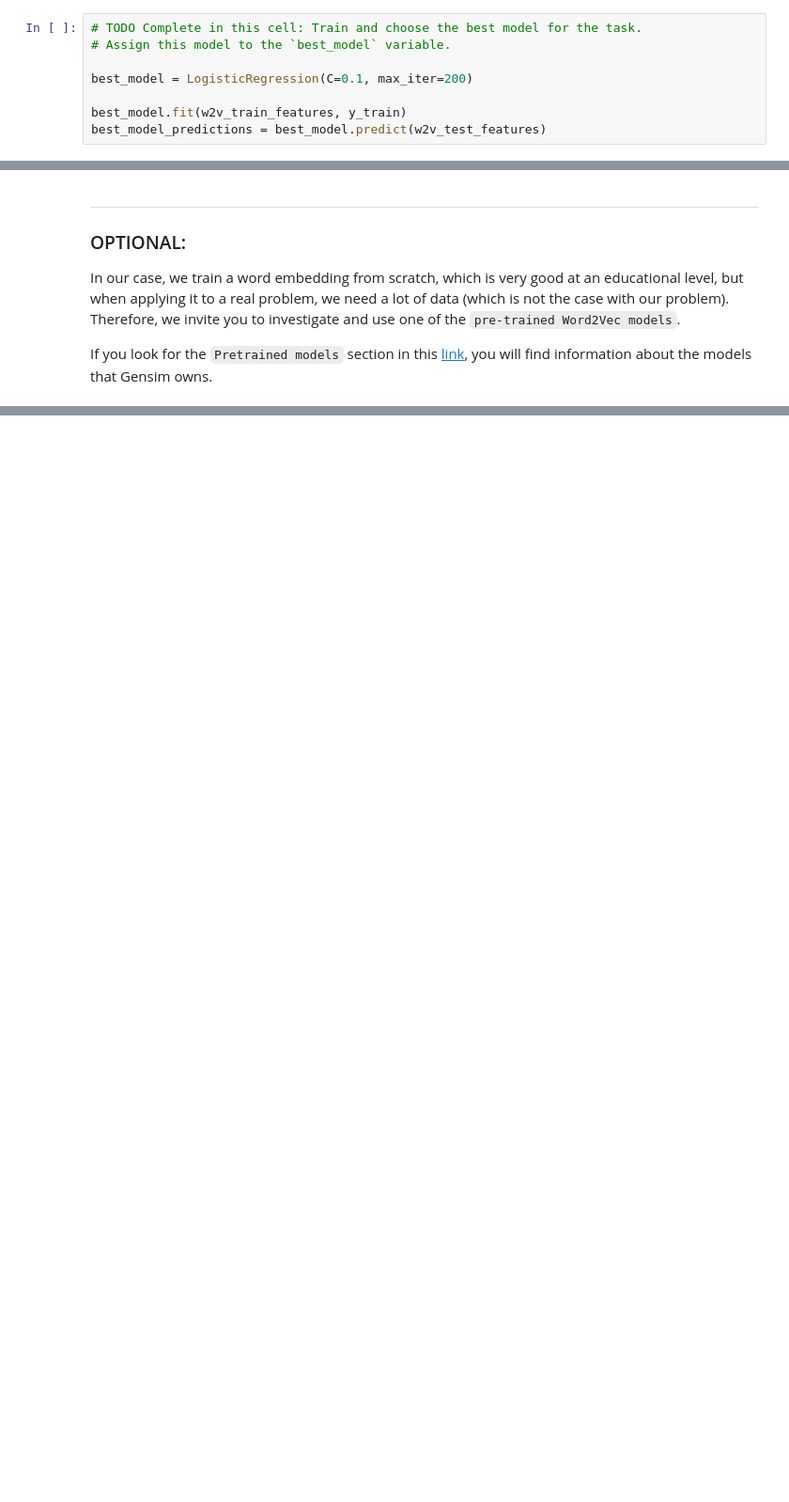
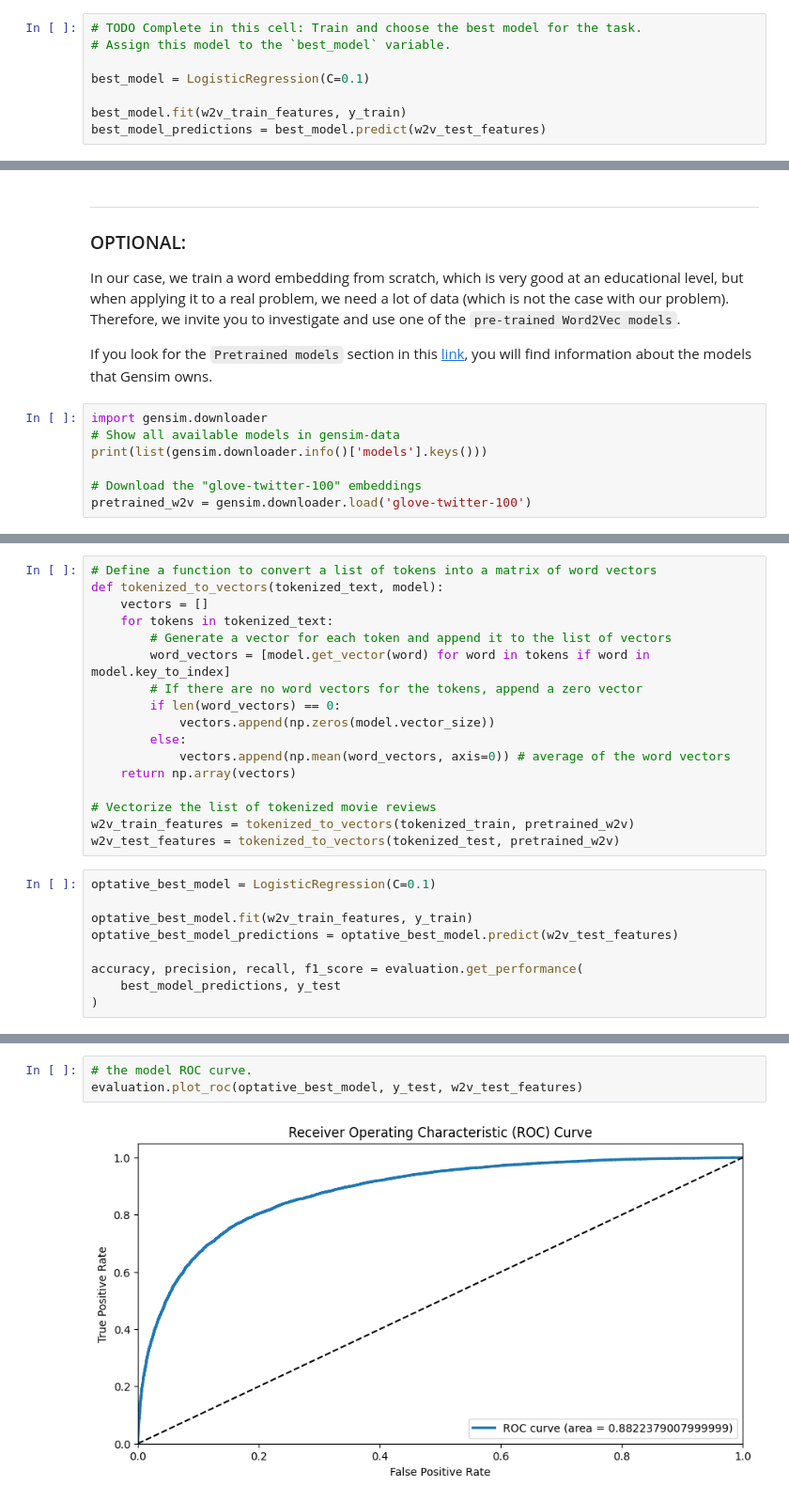
Before and after one commit to amulet1989/Sentiment-Analysis-on-Movies-Reviews, a Jupyter notebook: AnyoneAI - Sprint Project 05.ipynb, the cells around one changed output, grey strips where cells are left out. Shown at 94% size. Drawn from its saved outputs; the diff is of its cells as text; blank space fills up the shorter version.

```diff
--- a/AnyoneAI - Sprint Project 05.ipynb
+++ b/AnyoneAI - Sprint Project 05.ipynb
@@ -312,7 +312,7 @@ In addition to training the model we ask you to show:
 # TODO Complete in this cell: Train and choose the best model for the task.
 # Assign this model to the `best_model` variable.
 
-best_model = LogisticRegression(C=0.1, max_iter=200)
+best_model = LogisticRegression(C=0.1)
 
 best_model.fit(w2v_train_features, y_train)
 best_model_predictions = best_model.predict(w2v_test_features)
@@ -375,3 +381,10 @@ Let's say your best model is called `logistic_word2vec`, then your code should b
 In our case, we train a word embedding from scratch, which is very good at an educational level, but when applying it to a real problem, we need a lot of data (which is not the case with our problem). Therefore, we invite you to investigate and use one of the `pre-trained Word2Vec models`.
 
 If you look for the `Pretrained models` section in this [link](https://radimrehurek.com/gensim/models/word2vec.html), you will find information about the models that Gensim owns.
+# %%
+import gensim.downloader
+# Show all available models in gensim-data
+print(list(gensim.downloader.info()['models'].keys()))
+
+# Download the "glove-twitter-100" embeddings
+pretrained_w2v = gensim.downloader.load('glove-twitter-100')
@@ -377,0 +393,26 @@ If you look for the `Pretrained models` section in this [link](https://radimrehu
+# %%
+# Define a function to convert a list of tokens into a matrix of word vectors
+def tokenized_to_vectors(tokenized_text, model):
+    vectors = []
+    for tokens in tokenized_text:
+        # Generate a vector for each token and append it to the list of vectors
+        word_vectors = [model.get_vector(word) for word in tokens if word in model.key_to_index]
+        # If there are no word vectors for the tokens, append a zero vector
+        if len(word_vectors) == 0:
+            vectors.append(np.zeros(model.vector_size))
+        else:
+            vectors.append(np.mean(word_vectors, axis=0)) # average of the word vectors
+    return np.array(vectors)
+
+# Vectorize the list of tokenized movie reviews
+w2v_train_features = tokenized_to_vectors(tokenized_train, pretrained_w2v)
+w2v_test_features = tokenized_to_vectors(tokenized_test, pretrained_w2v)
+# %%
+optative_best_model = LogisticRegression(C=0.1)
+
+optative_best_model.fit(w2v_train_features, y_train)
+optative_best_model_predictions = optative_best_model.predict(w2v_test_features)
+
+accuracy, precision, recall, f1_score = evaluation.get_performance(
+    best_model_predictions, y_test
+)
@@ -377,0 +437,5 @@ If you look for the `Pretrained models` section in this [link](https://radimrehu
+# %%
+# the model ROC curve.
+evaluation.plot_roc(optative_best_model, y_test, w2v_test_features)
+# %% [output]
+[figure, added]
```
Also changed, not shown: parts of 9 cells of this notebook.
